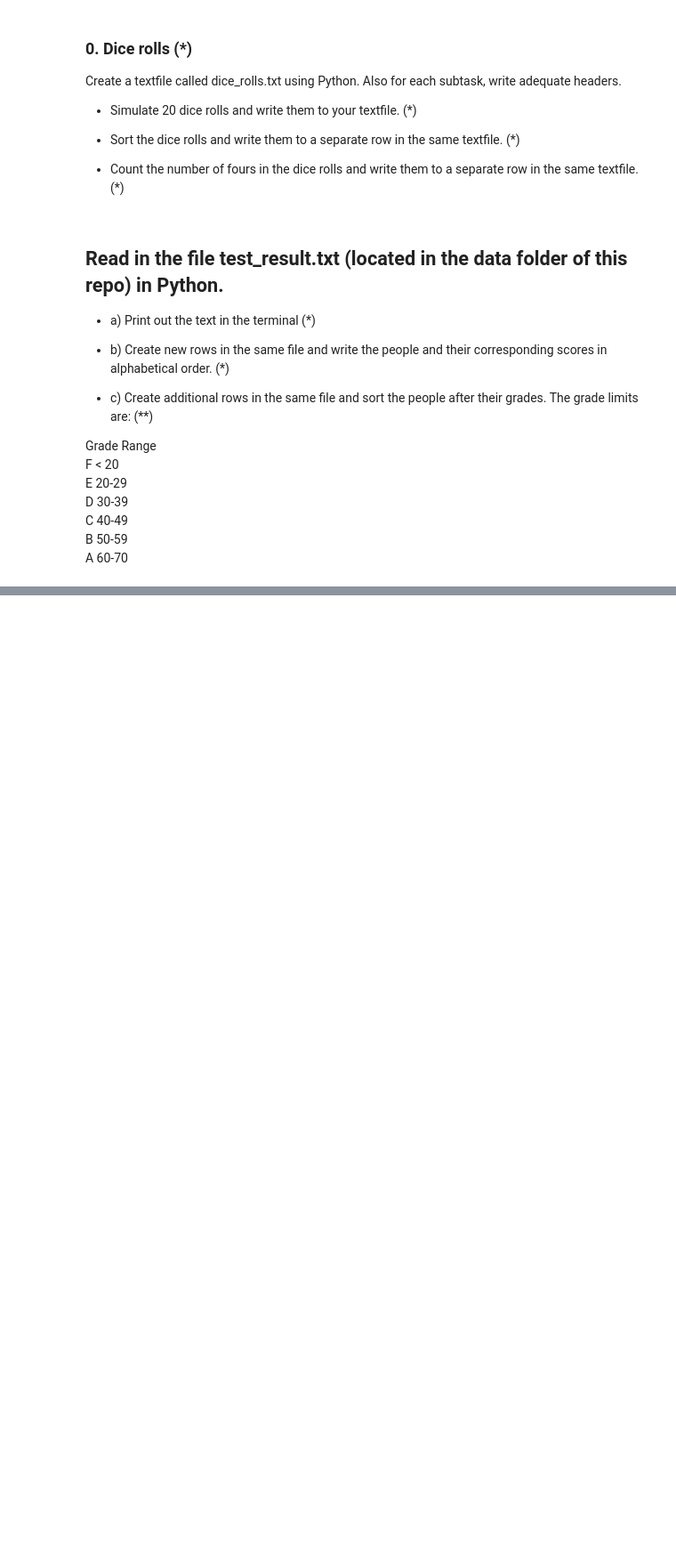
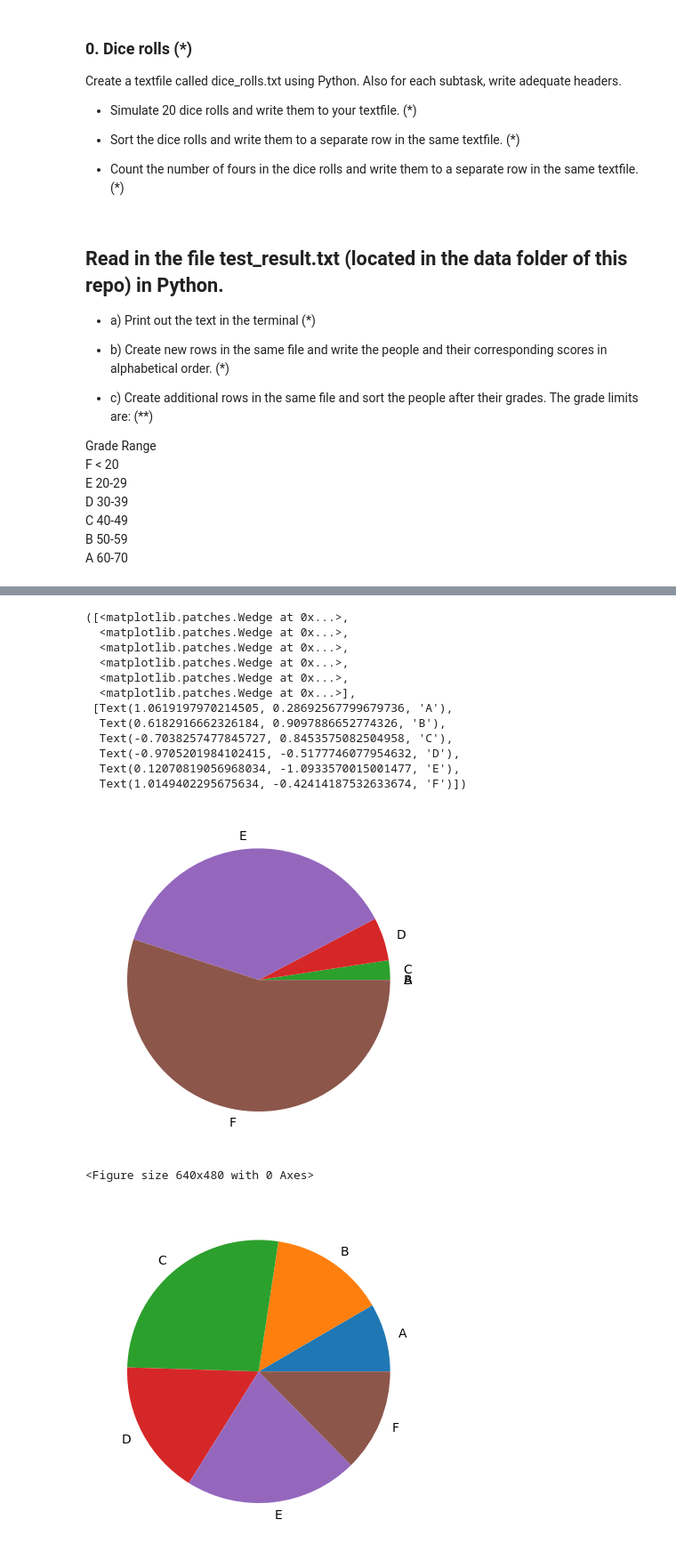
Before and after one commit to danlundh67/Python-Dan-Lund-OPA23, a Jupyter notebook: exercises/08_filehandling.ipynb, the cells around one changed output, grey strips where cells are left out. Shown: that part at 89% size. Drawn from its saved outputs; the diff is of its cells as text; code cells hidden in the pictures; blank space fills up the shorter version.

Commit message:
Ploting grades

```diff
--- a/exercises/08_filehandling.ipynb
+++ b/exercises/08_filehandling.ipynb
@@ -70,6 +70,7 @@ sort1=sorted(data)
 # file1.close()
 
 print("------------------ Grades -----------------")
+mylist=[]
 for x in sort1:
     z=x.split(' ')
     if int(z[-1]) < 20:
@@ -85,7 +86,14 @@ for x in sort1:
     elif (int(z[-1])>=60 and int(z[-1])<=70):
         x = x +" E"
 
-    print(f"{x}")
+    mylist.append(x.split())
+
+
+new_list = sorted(mylist, key=lambda x: x[-1])
+
+for x in new_list:
+    out= " ".join(x)
+    print(f" {out}")
 # %% [output]
 Adam Gustafsson 25
 Emil Johansson 23
@@ -129,0 +119,50 @@ b
+# %%
+import numpy as np
+import matplotlib.pyplot as plt
+
+text_path1 = "../data/NPvt19Ma2A.txt"
+text_path2 = "../data/NPvt19Ma2C.txt"
+
+def readfile(thepath):
+    file = open(thepath, 'r')
+    data=[]
+    while True:
+        row=file.readline().strip()
+        if not row:
+            break
+        data.append(row.split())
+    file.close()
+    scale=[]
+    grades=[]
+    for x in data:
+        scale.append(x[0])
+        grades.append(float(x[1].strip("%")))
+
+    return [scale,grades]
+
+
+data1=readfile(text_path1)
+data2=readfile(text_path2)
+
+
+fig, ax = plt.subplots()
+ax.pie(data1[1], labels=data1[0])
+plt.figure()
+fig1, ax1 = plt.subplots()
+ax1.pie(data2[1], labels=data2[0])
+# %% [output]
+([<matplotlib.patches.Wedge at 0x...>,
+  <matplotlib.patches.Wedge at 0x...>,
+  <matplotlib.patches.Wedge at 0x...>,
+  <matplotlib.patches.Wedge at 0x...>,
+  <matplotlib.patches.Wedge at 0x...>,
+  <matplotlib.patches.Wedge at 0x...>],
+ [Text(1.0619197970214505, 0.28692567799679736, 'A'),
+  Text(0.6182916662326184, 0.9097886652774326, 'B'),
+  Text(-0.7038257477845727, 0.8453575082504958, 'C'),
+  Text(-0.9705201984102415, -0.5177746077954632, 'D'),
+  Text(0.12070819056968034, -1.0933570015001477, 'E'),
+  Text(1.0149402295675634, -0.42414187532633674, 'F')])
+[figure, added]
+<Figure size 640x480 with 0 Axes>
+[figure, added]
```
Also changed, not shown: parts of 4 cells of this notebook, 1 other file.
